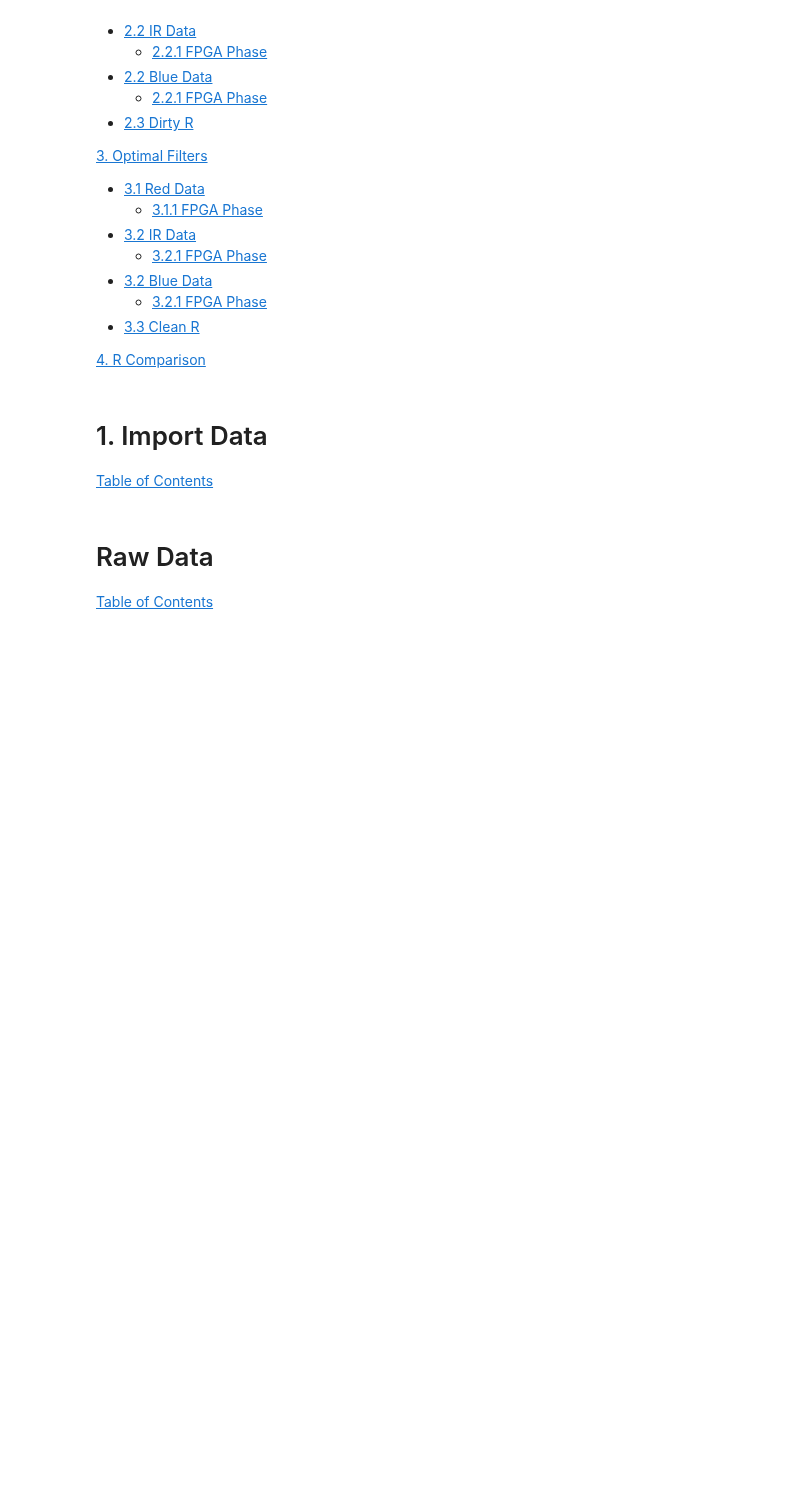
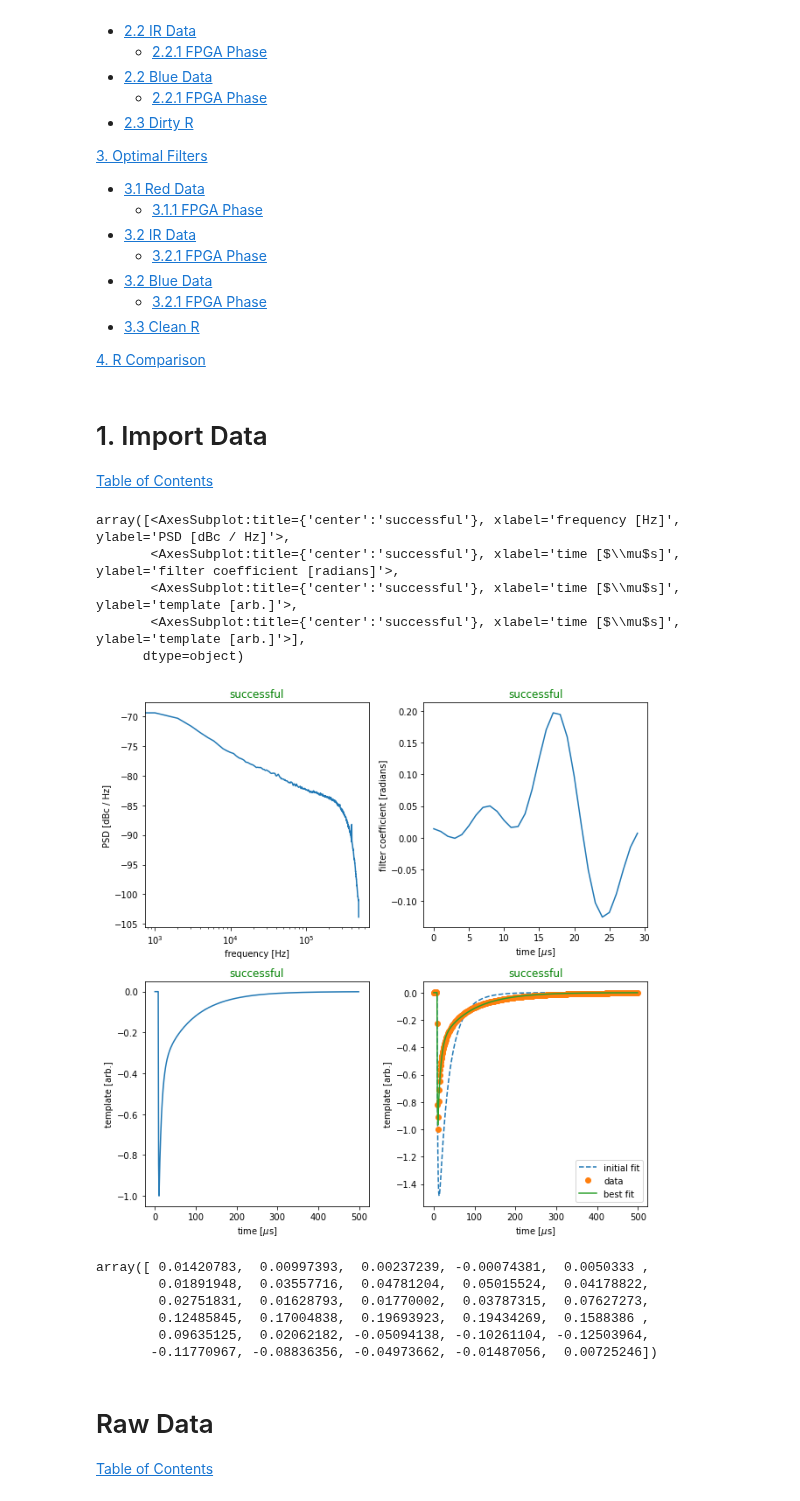
Before and after one commit to MazinLab/MKIDReadoutAnalysis, a Jupyter notebook: Gen3_Testing_MakeFilters.ipynb, the cells around one changed output. Saved outputs shown, nothing was run; the diff lists cells and outputs as text; code cells hidden in the pictures; blank space fills up the shorter version.

Commit message:
work on paper plots

```diff
--- a/Gen3_Testing_MakeFilters.ipynb
+++ b/Gen3_Testing_MakeFilters.ipynb
@@ -57,3 +46,66 @@ del data
+# %%
+filedir = '/nfs/wheatley/work/rfsocs/j_whitefrige_data_03_28_24/ofilt_single_res'
+filename = 'wf_ellison_5_739_GHz_single_tone_fulldr_phase_red_663_1_flipped'
+n_files = 10
+fnames = []
+for suffix in range(0,n_files):
+    fname = filename + f'{suffix:002d}' + '.npz'
+    fnames.append(os.path.join(filedir, fname))
+# %%
+n_points = 2**25
+phase = np.empty(n_points*n_files,)
+for i, f in enumerate(fnames):
+    data = np.load(f)
+    phase[i*n_points: (i+1)*n_points] = data['phase_data']
+del data
+# %%
+cfg=ConfigThing()
+cfg.registerfromkvlist((('dt', 1e-6),
+('fit', True),
+('summary_plot', True),
+('pulses.unwrap', False),
+('pulses.fallback_template', 'default'),
+('pulses.tf', 60),
+('pulses.ntemplate', 500), # need to set this larger to calculate covariance matrix in the time domain "accurately" for the number of selected filter coefficients
+('pulses.offset', 10),
+('pulses.threshold', 6), # sigma above noise
+('pulses.separation', 500),
+('pulses.min_pulses', 1000),
+('noise.nwindow', 1000), #1000
+('noise.isolation', 200),
+('noise.max_windows', 2000), # maximum number of nwindows of samples needed before moving on [int]
+('noise.max_noise', 5000), #2000
+('template.percent', 80),
+('template.min_tau', 5),
+('template.max_tau', 100),
+('template.fit', 'triple_exponential'),
+('filter.cutoff', .1),
+('filter.filter_type', 'wiener'),
+('filter.nfilter', 30), # for messing around this should be closer to 1000 and ntemplate should be increased to be 5-10x nfilter
+                        # need to make sure filter is periodic and this gets hard when the filter is short
+('filter.normalize', True)), namespace='')
+
+ofc = Calculator(phase=phase, config=cfg, name='simulated')
+
+ofc.calculate(clear=False)
+
+ofc.plot()
+# %% [output]
+array([<AxesSubplot:title={'center':'successful'}, xlabel='frequency [Hz]', ylabel='PSD [dBc / Hz]'>,
+       <AxesSubplot:title={'center':'successful'}, xlabel='time [$\\mu$s]', ylabel='filter coefficient [radians]'>,
+       <AxesSubplot:title={'center':'successful'}, xlabel='time [$\\mu$s]', ylabel='template [arb.]'>,
+       <AxesSubplot:title={'center':'successful'}, xlabel='time [$\\mu$s]', ylabel='template [arb.]'>],
+      dtype=object)
+[figure, added]
+# %%
+ofc.result['filter']
+# %% [output]
+array([ 0.01420783,  0.00997393,  0.00237239, -0.00074381,  0.0050333 ,
+        0.01891948,  0.03557716,  0.04781204,  0.05015524,  0.04178822,
+        0.02751831,  0.01628793,  0.01770002,  0.03787315,  0.07627273,
+        0.12485845,  0.17004838,  0.19693923,  0.19434269,  0.1588386 ,
+        0.09635125,  0.02062182, -0.05094138, -0.10261104, -0.12503964,
+       -0.11770967, -0.08836356, -0.04973662, -0.01487056,  0.00725246])
 # %% [markdown]
 # Raw Data  <a class="anchor" id="rawdata"></a>
 [Table of Contents](#table)
```
Also changed, not shown: parts of 5 cells of this notebook, 5 other files.
